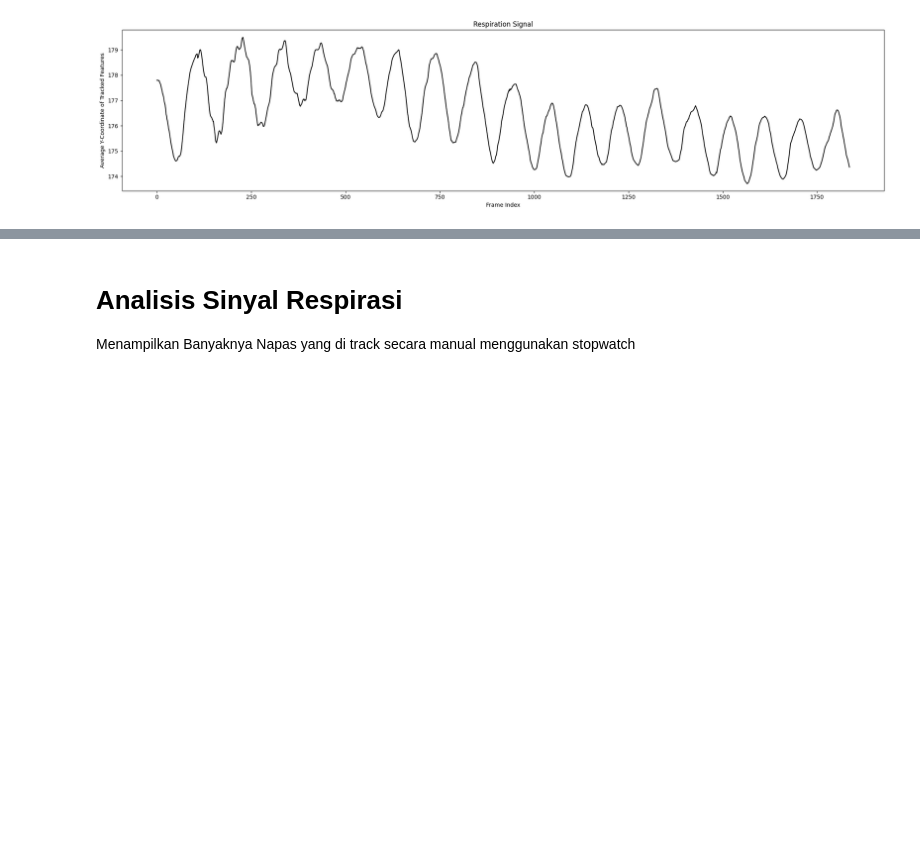
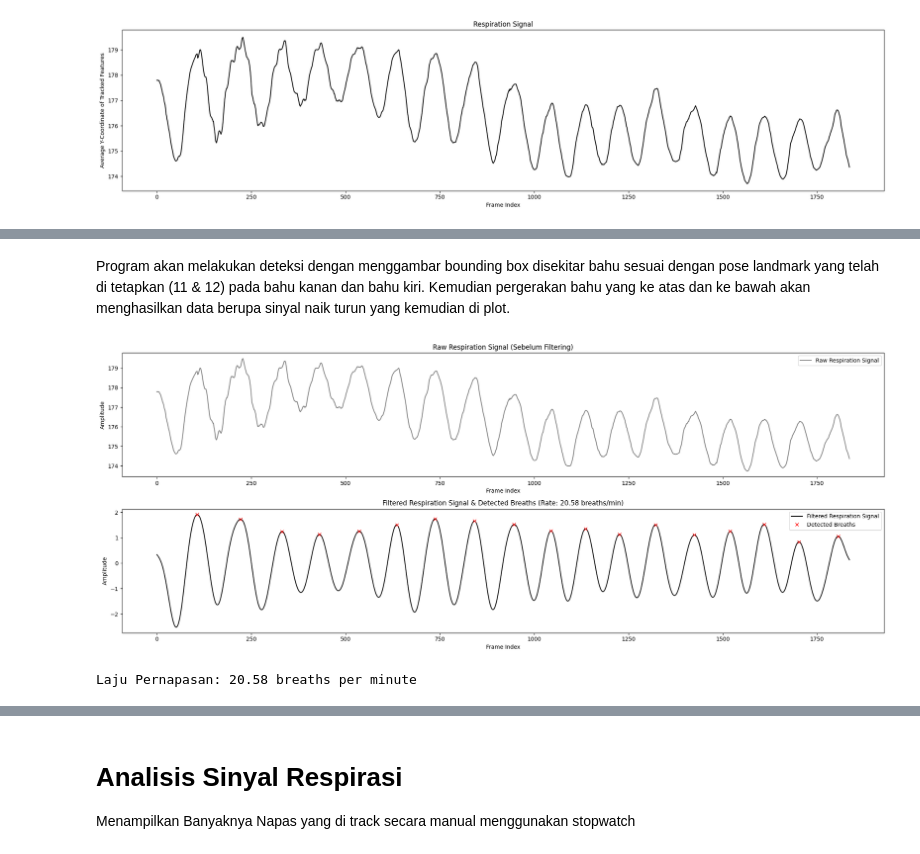
Before and after one commit to bintangfikrif/DSP, a Jupyter notebook: ho3/122140008.ipynb, the cells around one changed output, grey strips where cells are left out. Drawn from its saved outputs; the diff is of its cells as text; code cells hidden in the pictures; blank space fills up the shorter version.

```diff
--- a/ho3/122140008.ipynb
+++ b/ho3/122140008.ipynb
@@ -514,0 +518,49 @@ Error: Could not read frame.
+# %% [markdown]
+Program akan melakukan deteksi dengan menggambar bounding box disekitar bahu sesuai dengan pose landmark yang telah di tetapkan (11 & 12) pada bahu kanan dan bahu kiri. Kemudian pergerakan bahu yang ke atas dan ke bawah akan menghasilkan data berupa sinyal naik turun yang kemudian di plot.
+# %%
+from scipy.signal import butter, filtfilt, find_peaks
+
+# Parameter filter bandpass untuk sinyal pernapasan (biasanya 0.1-0.7 Hz)
+fs = 35  # sampling rate (sudah didefinisikan sebelumnya)
+lowcut = 0.1
+highcut = 0.7
+order = 3
+
+# Desain filter bandpass
+b, a = butter(order, [lowcut, highcut], btype='band', fs=fs)
+filtered_resp = filtfilt(b, a, resp_signal)
+
+# Deteksi puncak (setiap puncak = 1 siklus napas)
+peaks, _ = find_peaks(filtered_resp, distance=fs*2)  # minimal 2 detik antar napas
+
+# Hitung laju pernapasan (breaths per minute)
+duration_seconds = len(filtered_resp) / fs
+breaths_per_minute = 60 * len(peaks) / duration_seconds
+
+# Plot hasil post-processing dan sinyal mentah (sebelum filtering) dalam subplot
+plt.figure(figsize=(20, 8))
+
+# Subplot 1: Sinyal mentah (raw)
+plt.subplot(2, 1, 1)
+plt.plot(resp_signal, label='Raw Respiration Signal', color='gray')
+plt.title('Raw Respiration Signal (Sebelum Filtering)')
+plt.xlabel('Frame Index')
+plt.ylabel('Amplitude')
+plt.legend()
+
+# Subplot 2: Sinyal setelah filtering dan deteksi puncak
+plt.subplot(2, 1, 2)
+plt.plot(filtered_resp, label='Filtered Respiration Signal', color='black')
+plt.plot(peaks, filtered_resp[peaks], 'rx', label='Detected Breaths')
+plt.title(f'Filtered Respiration Signal & Detected Breaths (Rate: {breaths_per_minute:.2f} breaths/min)')
+plt.xlabel('Frame Index')
+plt.ylabel('Amplitude')
+plt.legend()
+
+plt.tight_layout()
+plt.show()
+
+print(f"Laju Pernapasan: {breaths_per_minute:.2f} breaths per minute")
+# %% [output]
+[figure, added]
+Laju Pernapasan: 20.58 breaths per minute
```
Also changed, not shown: parts of 6 cells of this notebook.
